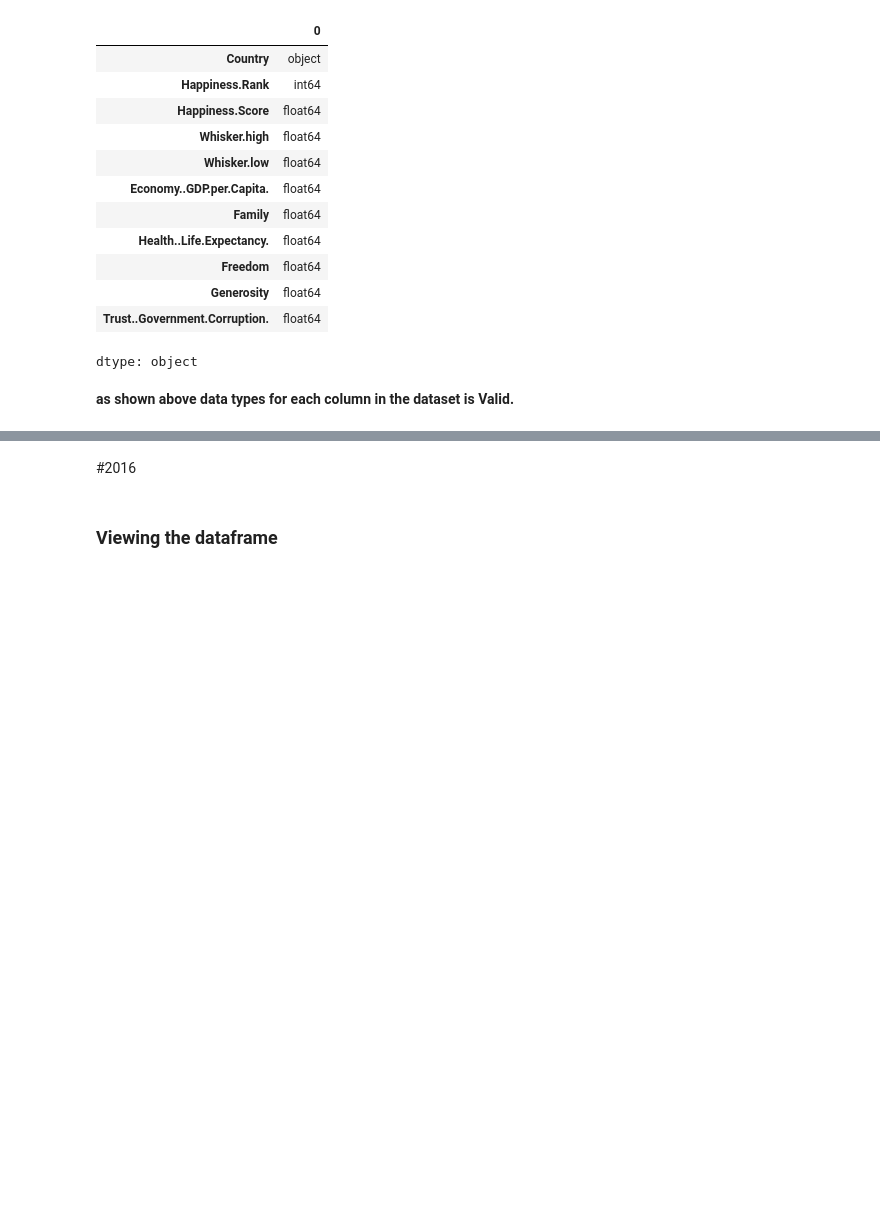
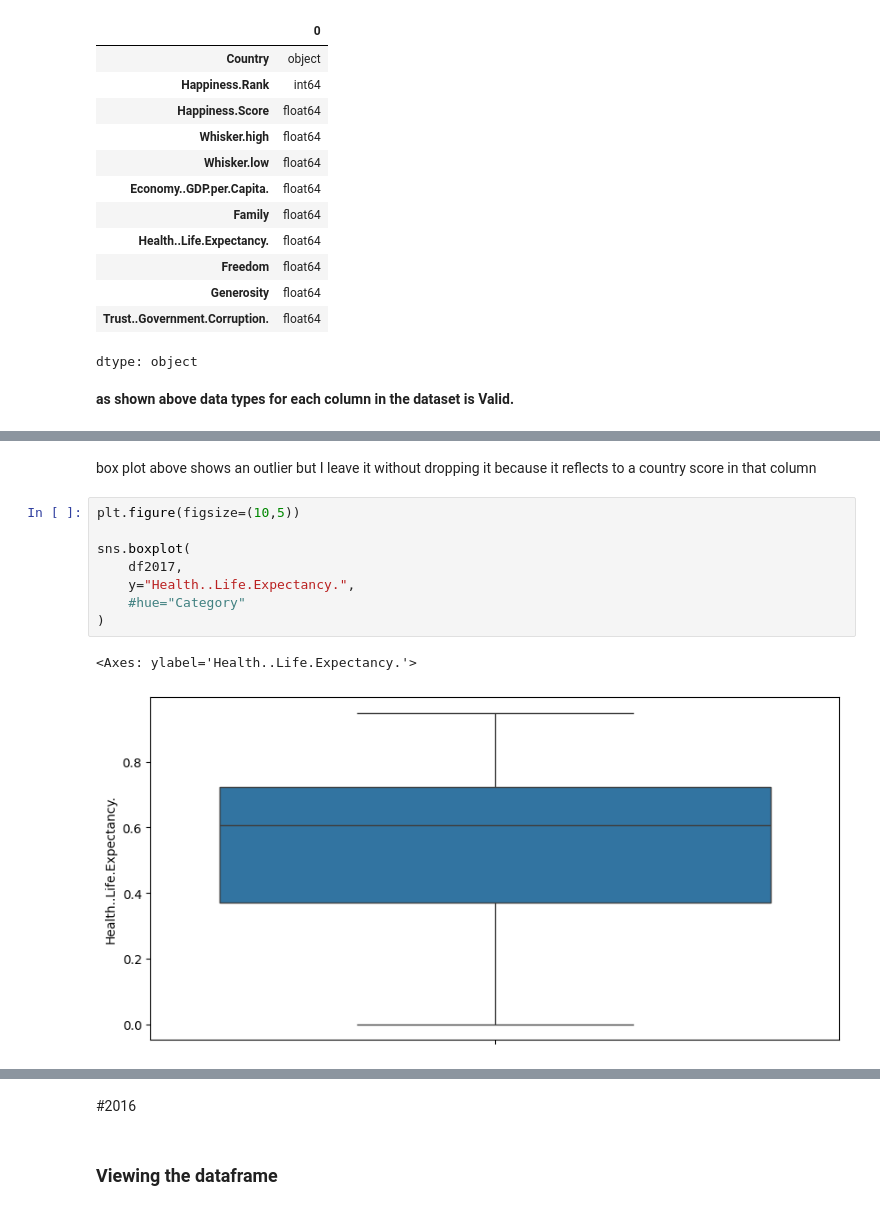
Before and after one commit to ManalHanif/Usecase-2, a Jupyter notebook: case2_lab.ipynb, the cells around one changed output, grey strips where cells are left out. Drawn from its saved outputs; the diff is of its cells as text; blank space fills up the shorter version.

```diff
--- a/case2_lab.ipynb
+++ b/case2_lab.ipynb
@@ -228,0 +263,13 @@ dtype: object
+# %% [markdown]
+box plot above shows an outlier but I leave it without dropping it because it reflects to a country score in that column
+# %%
+plt.figure(figsize=(10,5))
+
+sns.boxplot(
+    df2017,
+    y="Health..Life.Expectancy.",
+    #hue="Category"
+)
+# %% [output]
+<Axes: ylabel='Health..Life.Expectancy.'>
+[figure, added]
```
Also changed, not shown: parts of 67 cells of this notebook.
